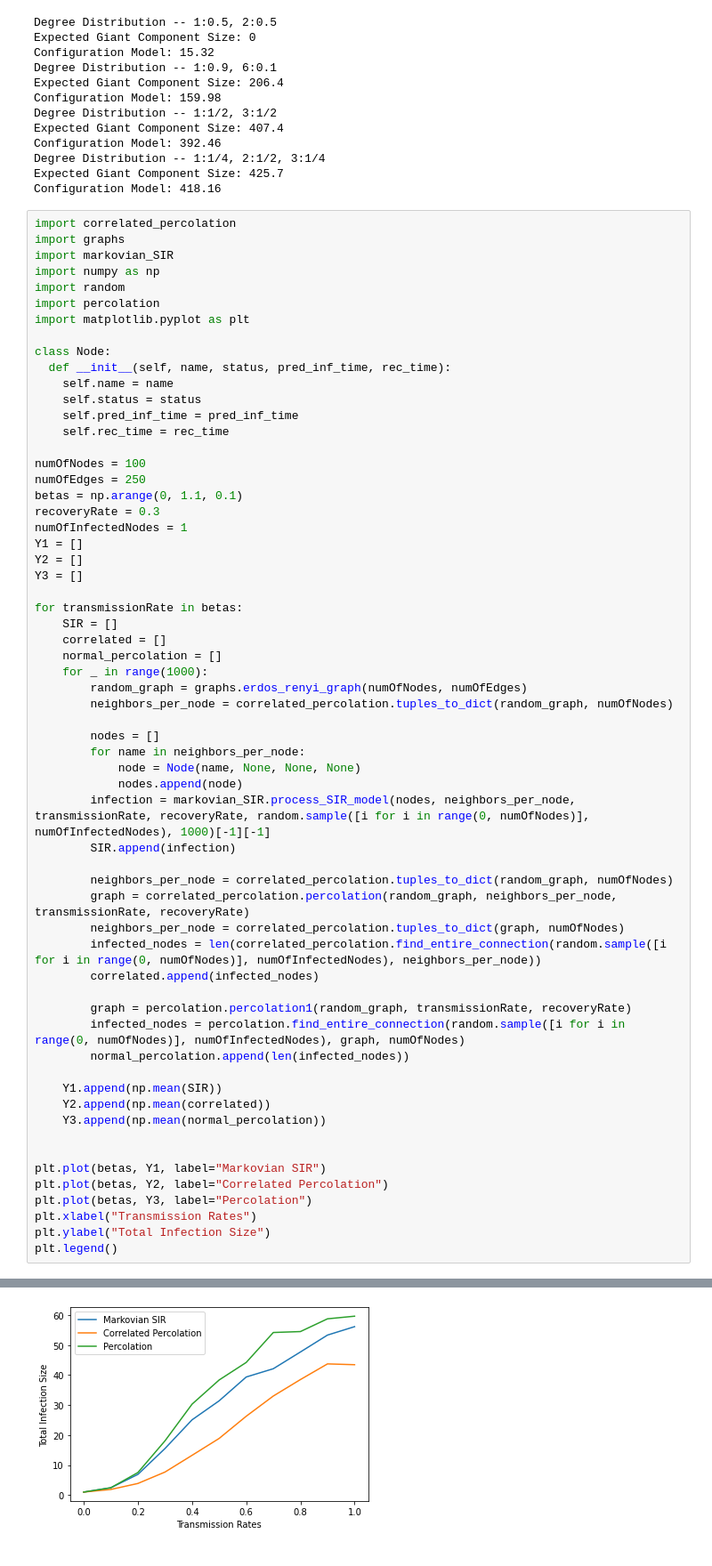
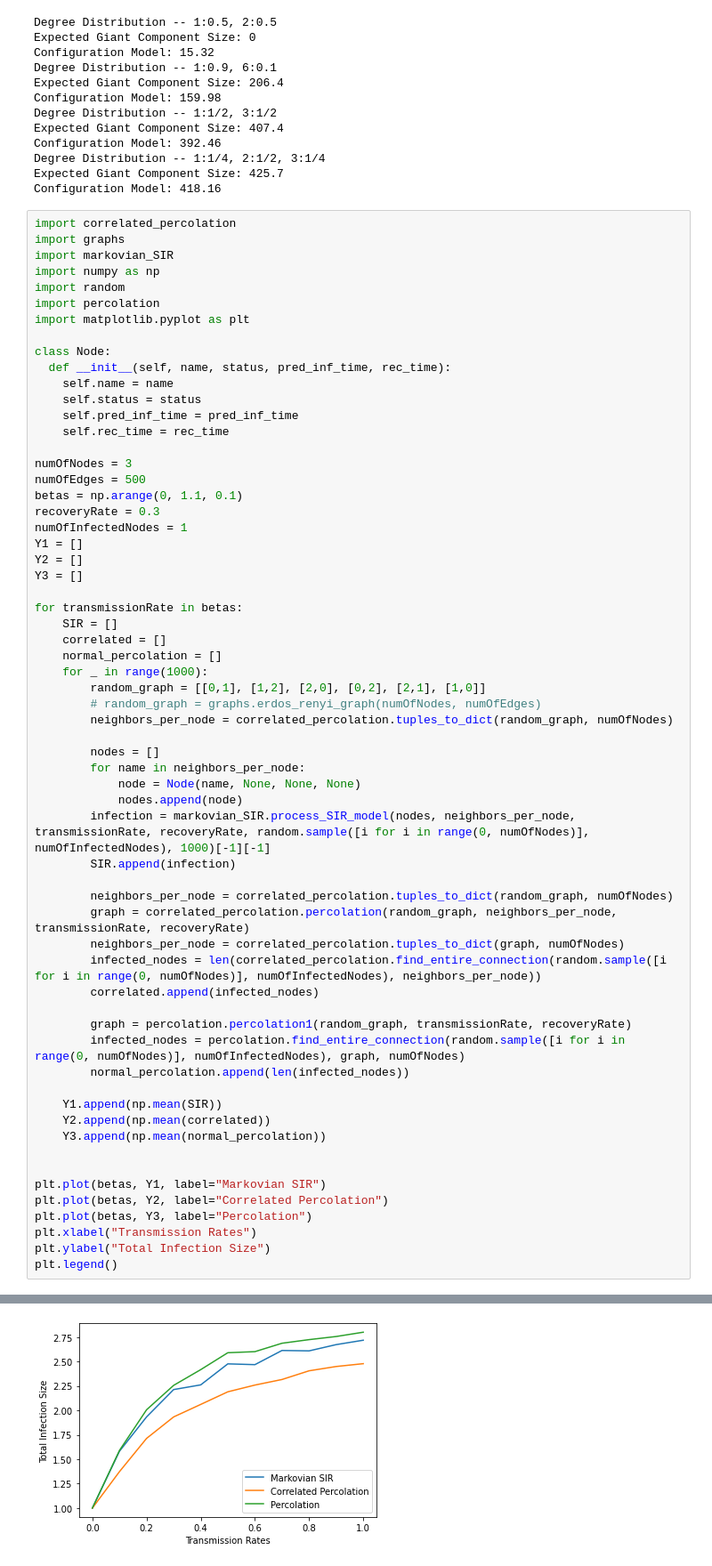
Before and after one commit to SENEMISIK/Mathematical-Models-for-Epidemiological-Diseases, a Jupyter notebook: simulations.ipynb, the cells around one changed output, grey strips where cells are left out. Shown at 89% size. Drawn from its saved outputs; the diff is of its cells as text.

```diff
--- a/simulations.ipynb
+++ b/simulations.ipynb
@@ -241,8 +241,8 @@ class Node:
     self.pred_inf_time = pred_inf_time
     self.rec_time = rec_time
 
-numOfNodes = 100
-numOfEdges = 250
+numOfNodes = 3
+numOfEdges = 500
 betas = np.arange(0, 1.1, 0.1)
 recoveryRate = 0.3
 numOfInfectedNodes = 1
@@ -255,37 +255,38 @@ for transmissionRate in betas:
     correlated = []
     normal_percolation = []
     for _ in range(1000):
-        random_graph = graphs.erdos_renyi_graph(numOfNodes, numOfEdges)
+        random_graph = [[0,1], [1,2], [2,0], [0,2], [2,1], [1,0]]
+        # random_graph = graphs.erdos_renyi_graph(numOfNodes, numOfEdges)
         neighbors_per_node = correlated_percolation.tuples_to_dict(random_graph, numOfNodes)
 
         nodes = []
         for name in neighbors_per_node:
             node = Node(name, None, None, None)
             nodes.append(node)
         infection = markovian_SIR.process_SIR_model(nodes, neighbors_per_node, transmissionRate, recoveryRate, random.sample([i for i in range(0, numOfNodes)], numOfInfectedNodes), 1000)[-1][-1]
         SIR.append(infection)
 
         neighbors_per_node = correlated_percolation.tuples_to_dict(random_graph, numOfNodes)
         graph = correlated_percolation.percolation(random_graph, neighbors_per_node, transmissionRate, recoveryRate)
         neighbors_per_node = correlated_percolation.tuples_to_dict(graph, numOfNodes)
         infected_nodes = len(correlated_percolation.find_entire_connection(random.sample([i for i in range(0, numOfNodes)], numOfInfectedNodes), neighbors_per_node))
         correlated.append(infected_nodes)
 
         graph = percolation.percolation1(random_graph, transmissionRate, recoveryRate)
         infected_nodes = percolation.find_entire_connection(random.sample([i for i in range(0, numOfNodes)], numOfInfectedNodes), graph, numOfNodes)
         normal_percolation.append(len(infected_nodes))
 
     Y1.append(np.mean(SIR))
     Y2.append(np.mean(correlated))
     Y3.append(np.mean(normal_percolation))
 
 
 plt.plot(betas, Y1, label="Markovian SIR")
 plt.plot(betas, Y2, label="Correlated Percolation")
 plt.plot(betas, Y3, label="Percolation")
 plt.xlabel("Transmission Rates")
 plt.ylabel("Total Infection Size")
 plt.legend()
 # %% [output]
 <matplotlib.legend.Legend at 0x...>
-[figure, old version]
+[figure, new version]
```
